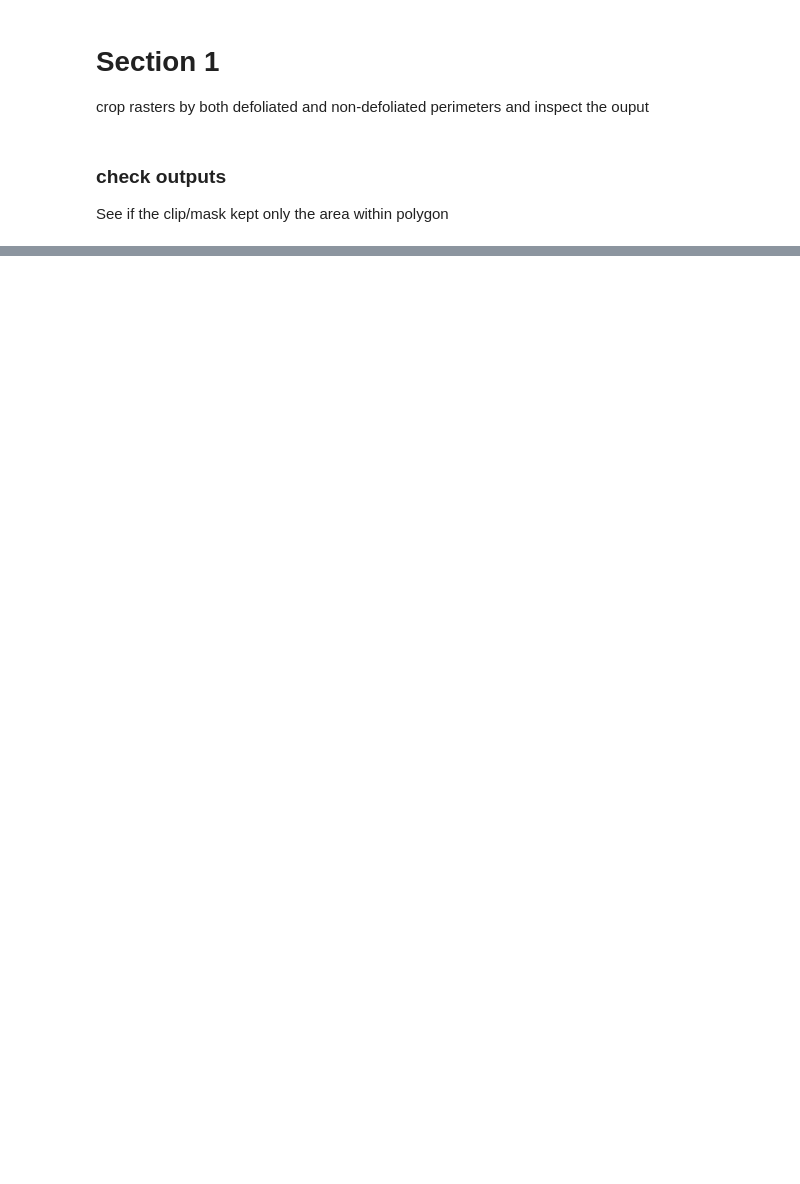
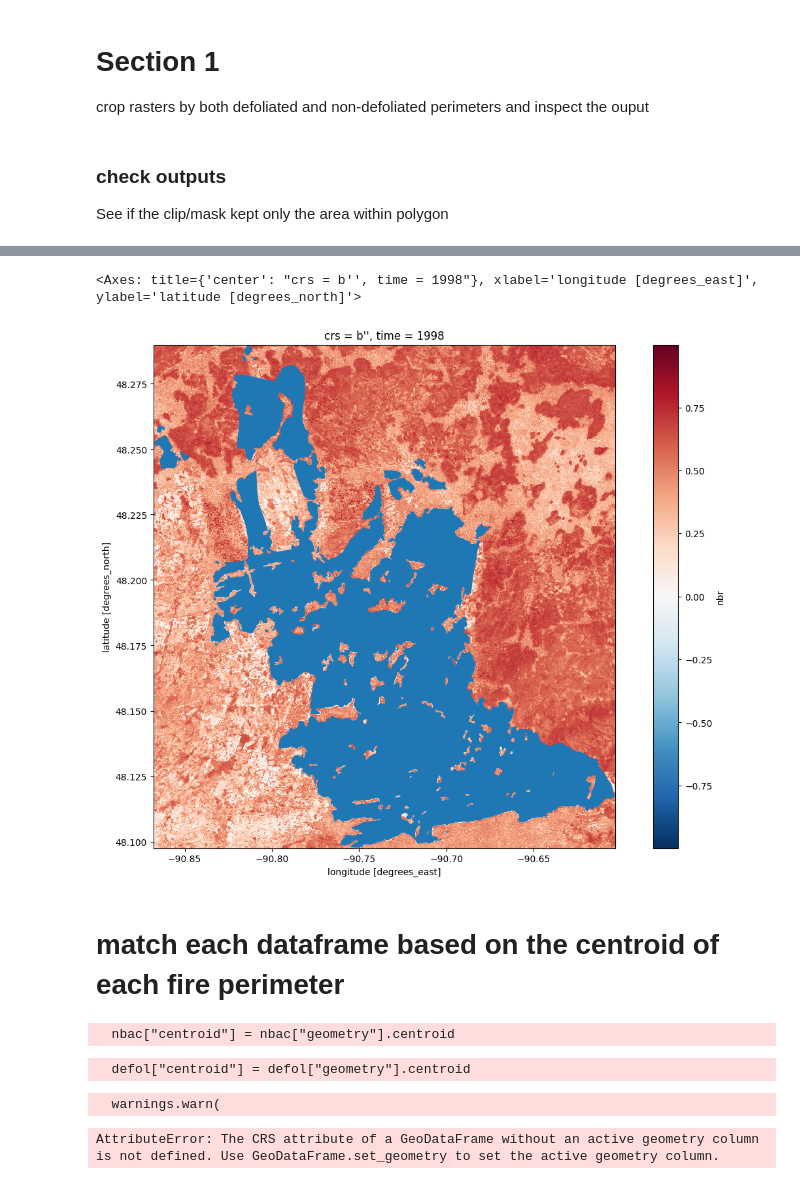
Before and after one commit to jackagoldman/spectral-recovery, a Jupyter notebook: py/raster_processing.ipynb, the cells around one changed output, grey strips where cells are left out. Saved outputs shown, nothing was run; the diff lists cells and outputs as text; code cells hidden in the pictures; blank space fills up the shorter version.

```diff
--- a/py/raster_processing.ipynb
+++ b/py/raster_processing.ipynb
@@ -104,0 +194,12 @@ t[1].squeeze().plot.imshow()
+# %%
+nbac2['COMMENTS'] = nbac2['COMMENTS'].str.replace("[", "")
+
+# change year column to integer
+nbac2['YEAR'] = nbac2['YEAR'].astype('int16')
+
+nbac2.head()
+
+#new column which is a concat of comments and year
+
+nbac2['Fire_ID']=nbac2['COMMENTS'] + "_" + nbac2['YEAR'].astype('str')
+nbac2.head()
@@ -104,0 +227,6 @@ t[1].squeeze().plot.imshow()
+# %%
+#Get list from defol
+fireIDs= defol['Fire_ID'].tolist()
+
+#
+nbac3 = nbac2.query('Fire_ID.isin(@fireIDs)')
@@ -104,0 +251,22 @@ t[1].squeeze().plot.imshow()
+# %%
+fig, ax = plt.subplots(figsize=(15, 10))
+air2d.plot(ax=ax)
+thu.plot(ax=ax)    # Plot the vector data on the subplot
+# %% [output]
+<Axes: title={'center': "crs = b'', time = 1998"}, xlabel='longitude [degrees_east]', ylabel='latitude [degrees_north]'>
+[figure, added]
+# %% [markdown]
+# match each dataframe based on the centroid of each fire perimeter
+# %%
+nbac["centroid"] = nbac["geometry"].centroid
+# %% [output]
+  nbac["centroid"] = nbac["geometry"].centroid
+# %%
+defol["centroid"] = defol["geometry"].centroid
+# %% [output]
+  defol["centroid"] = defol["geometry"].centroid
+# %%
+defol_w_nbac = defol.sjoin_nearest(nbac, distance_col="centroid", how="left")
+# %% [output]
+  warnings.warn(
+AttributeError: The CRS attribute of a GeoDataFrame without an active geometry column is not defined. Use GeoDataFrame.set_geometry to set the active geometry column.
```
Also changed, not shown: parts of 21 cells of this notebook.
